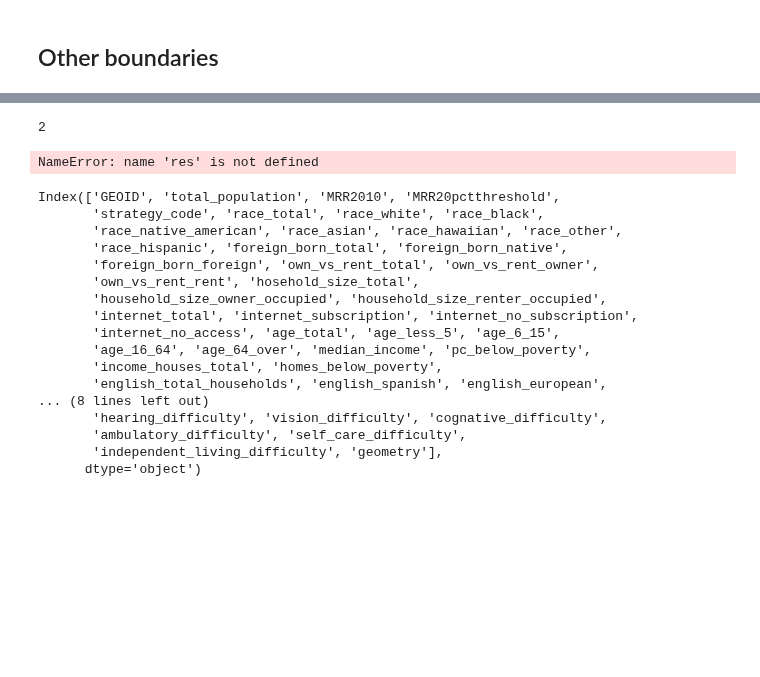
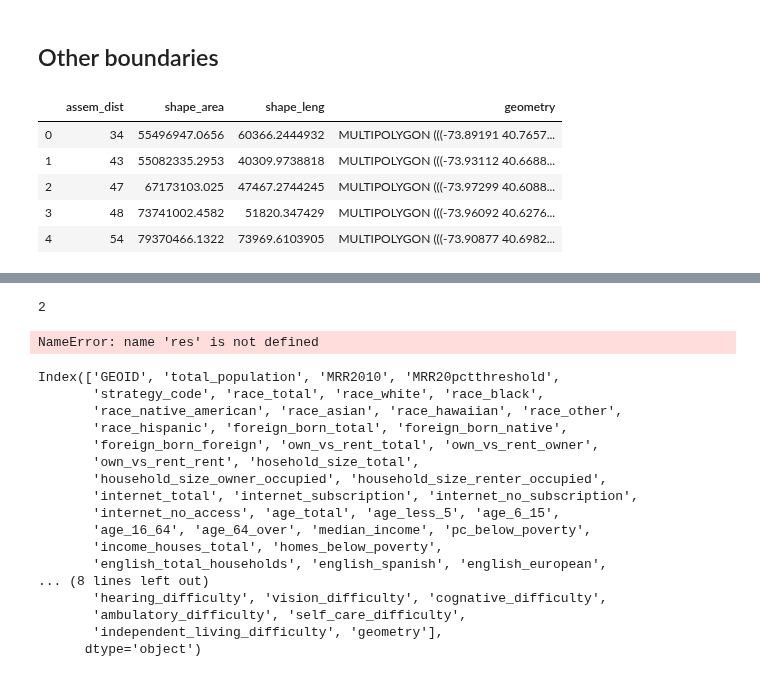
Before and after one commit to stuartlynn/NYCCensusCountMap, a Jupyter notebook: ETL/WrangleData.ipynb, the cells around one changed output, grey strips where cells are left out. Cells and saved outputs as stored; diff of their text form; code cells hidden in the pictures; blank space fills up the shorter version.

Commit message:
Adding State Assembly Districts

```diff
--- a/ETL/WrangleData.ipynb
+++ b/ETL/WrangleData.ipynb
@@ -609,8 +609,18 @@ congress_assembly_districts = gp.read_file('../public/boundaries/nycongress.geoj
 senate_districts = gp.read_file('../public/boundaries/ss.geojson')
 police_precincts = gp.read_file('../public/boundaries/pp.geojson')
 noccs = gp.read_file('../ETL/NewData/nocc_boundaries.shp').to_crs({'init':'EPSG:4326'}).dropna(subset=['boro_code'])
+state_assembly_districts = gp.read_file('../public/boundaries/sa.geojson').to_crs({'init':'EPSG:4326'})
 
 noccs=noccs.assign(geoid = noccs.boro_code.astype(int).astype(str)  + noccs.NCode.str[1:] )
+# %%
+state_assembly_districts.head()
+# %% [output]
+|  | assem_dist | shape_area | shape_leng | geometry |
+| 0 | 34 | 55496947.0656 | 60366.2444932 | MULTIPOLYGON (((-73.89191 40.7657... |
+| 1 | 43 | 55082335.2953 | 40309.9738818 | MULTIPOLYGON (((-73.93112 40.6688... |
+| 2 | 47 | 67173103.025 | 47467.2744245 | MULTIPOLYGON (((-73.97299 40.6088... |
+| 3 | 48 | 73741002.4582 | 51820.347429 | MULTIPOLYGON (((-73.96092 40.6276... |
+| 4 | 54 | 79370466.1322 | 73969.6103905 | MULTIPOLYGON (((-73.90877 40.6982... |
 # %%
 def generate_boundary_level(boundary,census_tracts,boundary_id):
     intersection = gp.overlay(census_tracts,boundary).assign(area=lambda x:x.area)
```
Also changed, not shown: parts of 14 cells of this notebook, 11 other files.
